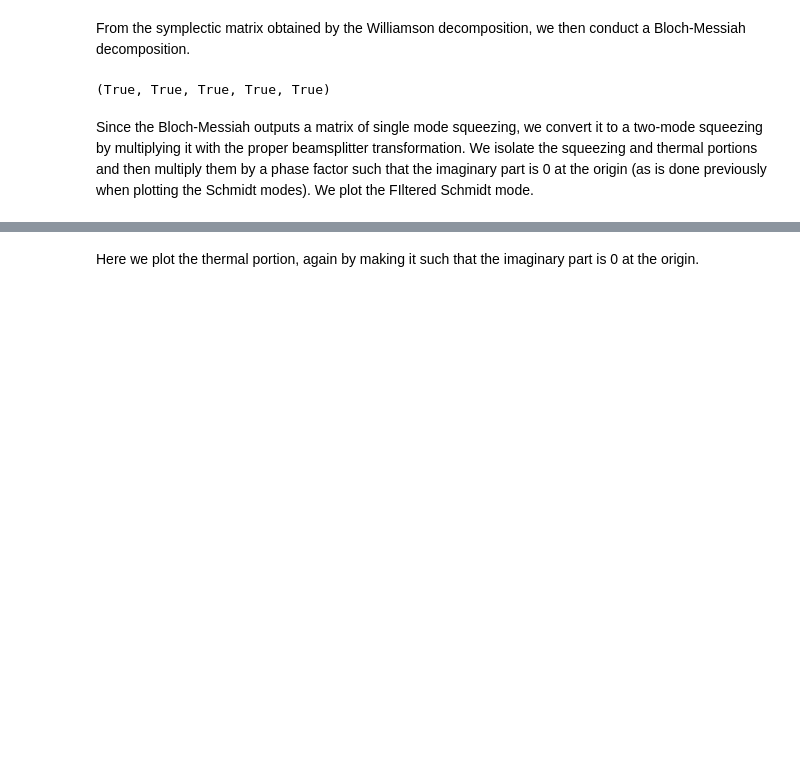
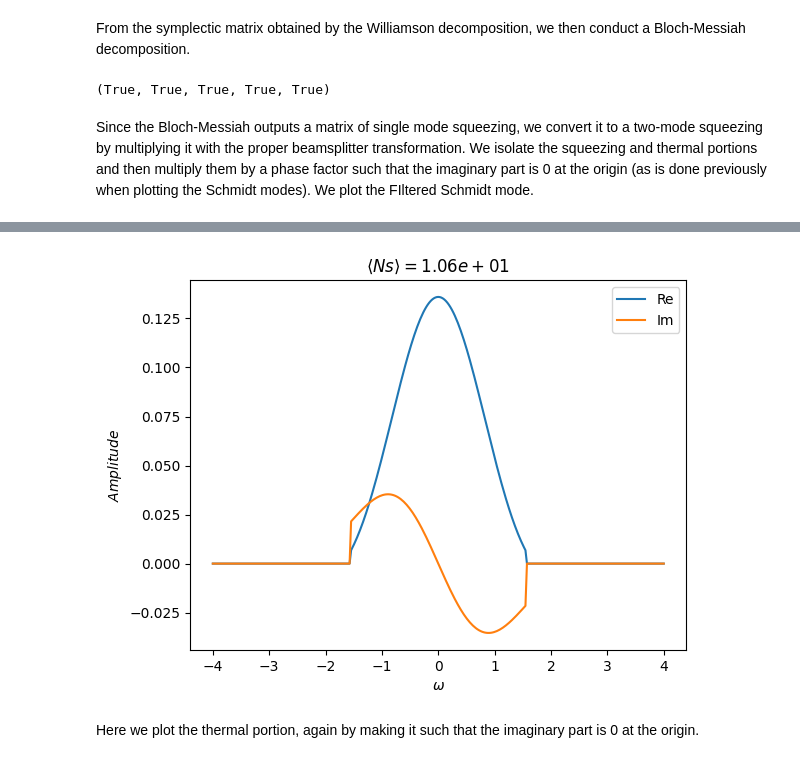
Before and after one commit to polyquantique/NeedALight, a Jupyter notebook: NeedALight/examples/example_unpoled.ipynb, the cells around one changed output, grey strips where cells are left out. Saved outputs shown, nothing was run; the diff lists cells and outputs as text; code cells hidden in the pictures; blank space fills up the shorter version.

```diff
--- a/NeedALight/examples/example_unpoled.ipynb
+++ b/NeedALight/examples/example_unpoled.ipynb
@@ -239,8 +230,8 @@ Imag_Squeezing = np.real_if_close(Rsqueezing[R1:R2,mode_num])
 
 #Plotting the Filtered Squeezed state
 fig, ax1 = plt.subplots()
-ax1.plot(x, Real_Squeezing, label='Re')
-ax1.plot(x, Imag_Squeezing, label='Im')
+ax1.plot(w, Real_Squeezing, label='Re')
+ax1.plot(w, Imag_Squeezing, label='Im')
 ax1.set_xlabel(r"$\omega$")
 ax1.set_ylabel(r"$Amplitude$")
 ax1.set_title(r"$\langle Ns \rangle= %1.2e$" %Ns)
@@ -252,3 +242,4 @@ plt.show()
+[figure, added]
 # %% [markdown]
 Here we plot the thermal portion, again by making it such that the imaginary part is 0 at the origin.
 # %%
```
Also changed, not shown: parts of 13 cells of this notebook, 1 other file.
